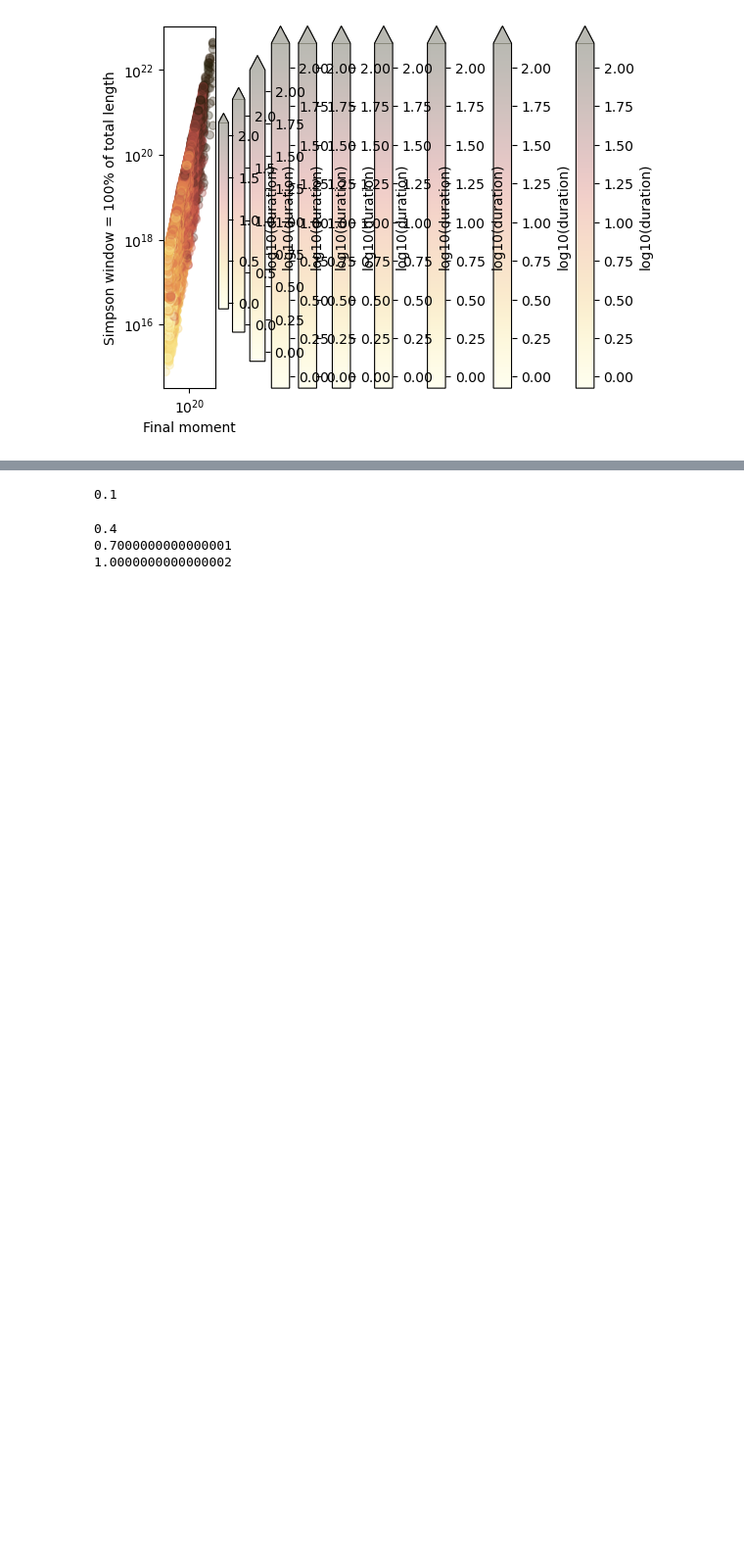
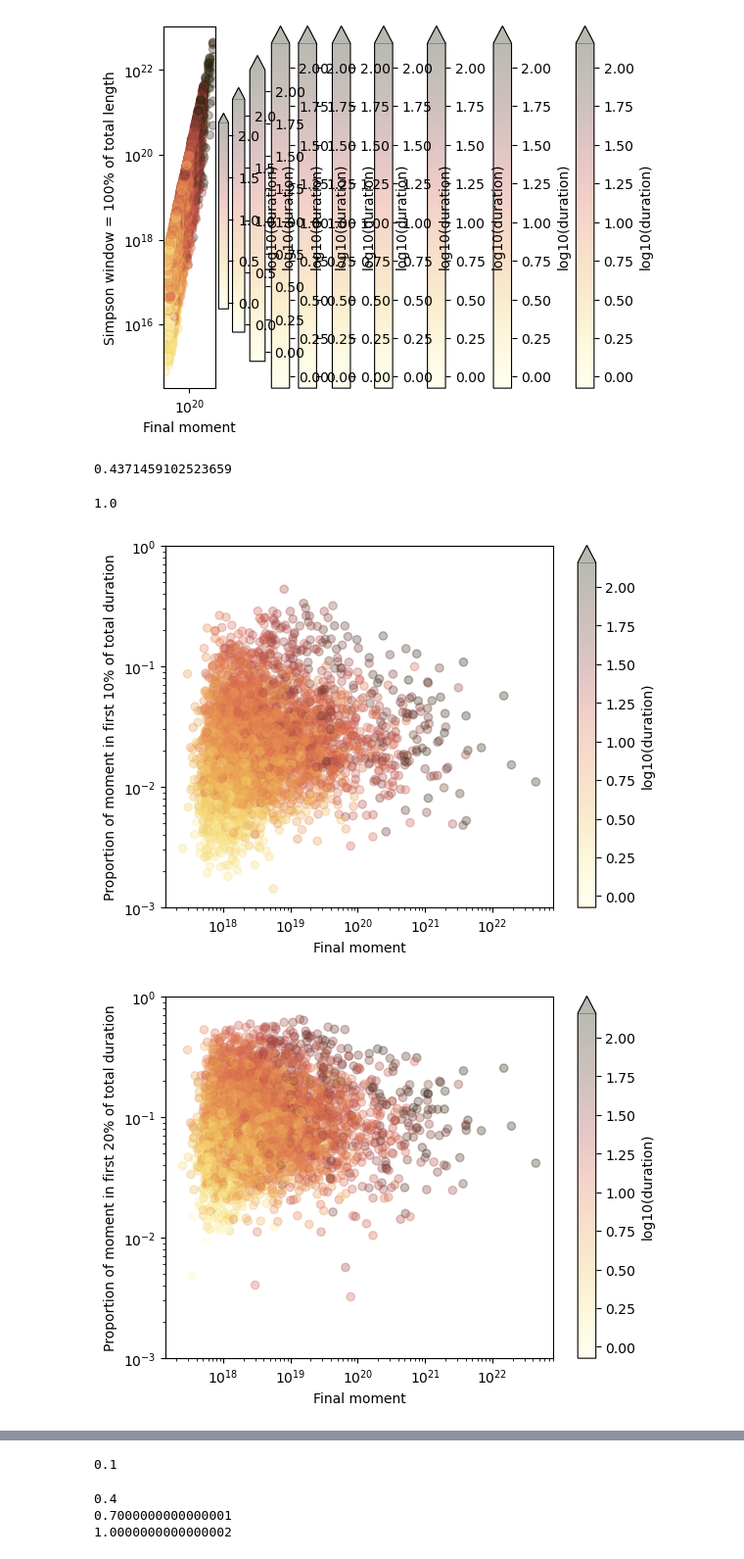
Before and after one commit to RebeccaColquhoun/stf, a Jupyter notebook: code/integrating/integrating_window.ipynb, the cells around one changed output, grey strips where cells are left out. Shown at 98% size. Saved outputs shown, nothing was run; the diff lists cells and outputs as text; code cells hidden in the pictures; blank space fills up the shorter version.

```diff
--- a/code/integrating/integrating_window.ipynb
+++ b/code/integrating/integrating_window.ipynb
@@ -142,3 +142,33 @@ for window_prop in np.arange(0.1, 1.1, 0.1):
     #plt.show()
 # %% [output]
 [figure]
+# %%
+moments, simpson, simpson_short, trapz, durations = moment_in_different_windows(window_prop = 0.1)
+simpson = np.array(simpson)
+simpson_short = np.array(simpson_short)
+
+max(simpson_short/simpson)
+# %% [output]
+0.4371459102523659
+# %%
+max(simpson_short/simpson)
+# %% [output]
+1.0
+# %%
+for window_prop in np.arange(0.1, 1.1, 0.1):
+    moments, simpson, simpson_short, trapz, durations = moment_in_different_windows(window_prop = window_prop)
+    durations = np.array(durations)
+    simpson = np.array(simpson)
+    simpson_short = np.array(simpson_short)
+    plt.scatter(simpson, simpson_short/simpson, c = np.log10(durations), cmap = cmc.lajolla, alpha = 0.3)#, vmax=60)
+    plt.xscale('log')
+    plt.yscale('log')
+    plt.ylabel(f'Proportion of moment in first {window_prop * 100:.0f}% of total duration')
+    plt.xlabel('Final moment')
+    plt.colorbar(extend='max', label='log10(duration)')
+    plt.ylim(0.001, 1.01)
+    plt.savefig(f'/home/earthquakes1/homes/Rebecca/phd/stf/figures/integrating_in_window/relative_moment_window_prop_{window_prop:.1f}_shaded_by_duration.png')
+    plt.show()
+# %% [output]
+[figure, added]
+[figure, added]
```
Also changed, not shown: parts of 3 cells of this notebook, 1 other file.
